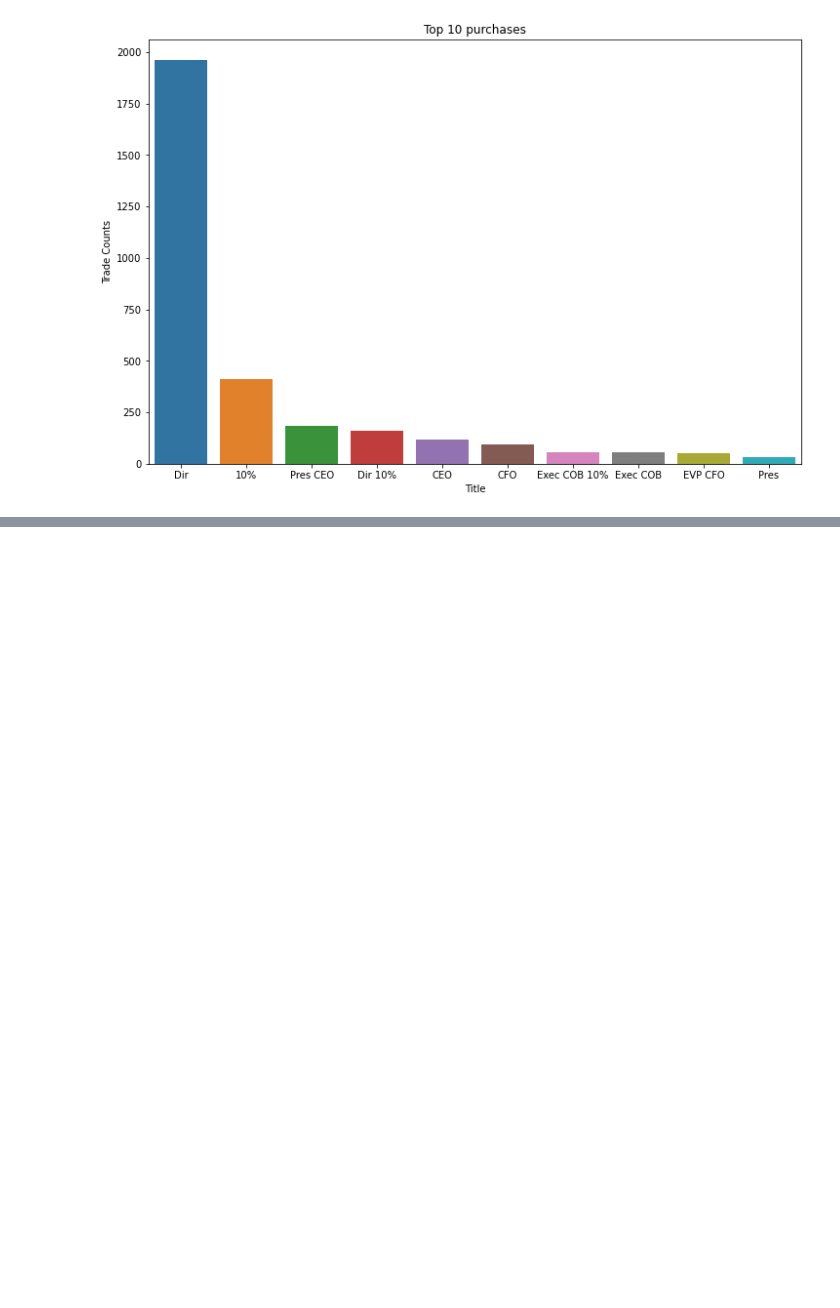
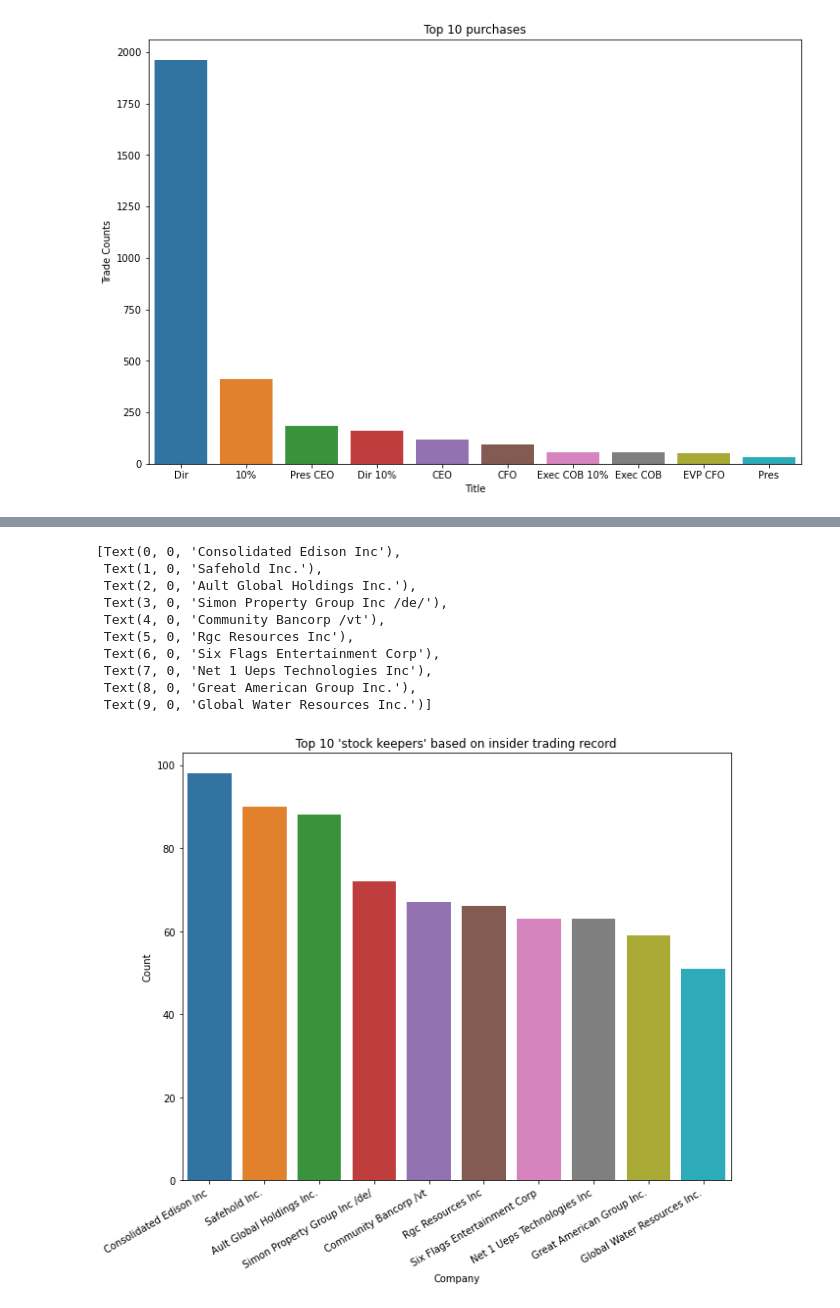
Before and after one commit to CassieCcL/Insider-trades, a Jupyter notebook: Insider-trades.ipynb, the cells around one changed output, grey strips where cells are left out. Drawn from its saved outputs; the diff is of its cells as text; code cells hidden in the pictures; blank space fills up the shorter version.

```diff
--- a/Insider-trades.ipynb
+++ b/Insider-trades.ipynb
@@ -141,0 +157,6 @@ new.head(10)
+# %%
+# Determine insider counts
+
+insider_counts = insider_df.groupby(["Insider Name", "Title", "Company","Transaction Type"], as_index=False)["Price"].count()
+insider_counts = insider_counts.rename(columns={"Price" : "Count"})
+insider_counts = insider_counts.sort_values(by="Count", ascending=False)
@@ -141,0 +177,4 @@ new.head(10)
+# %%
+# Which companies have the most sells and which companies have the most purchases by insiders (by transaction counts)?
+comp_buy = insider_counts[insider_counts["Transaction Type"]=="P - Purchase"].groupby("Company", as_index=False)["Count"].sum()
+comp_buy.head(10)
@@ -141,0 +193,18 @@ new.head(10)
+# %%
+# Companies that have been bought the most
+plt.figure(figsize=(10,8))
+ax = sns.barplot(x="Company", y="Count", data=comp_buy.sort_values(by="Count",ascending=False).head(10))
+plt.title("Top 10 'stock keepers' based on insider trading record")
+ax.set_xticklabels(ax.get_xticklabels(), rotation=30, horizontalalignment='right')
+# %% [output]
+[Text(0, 0, 'Consolidated Edison Inc'),
+ Text(1, 0, 'Safehold Inc.'),
+ Text(2, 0, 'Ault Global Holdings Inc.'),
+ Text(3, 0, 'Simon Property Group Inc /de/'),
+ Text(4, 0, 'Community Bancorp /vt'),
+ Text(5, 0, 'Rgc Resources Inc'),
+ Text(6, 0, 'Six Flags Entertainment Corp'),
+ Text(7, 0, 'Net 1 Ueps Technologies Inc'),
+ Text(8, 0, 'Great American Group Inc.'),
+ Text(9, 0, 'Global Water Resources Inc.')]
+[figure, added]
```
Also changed, not shown: parts of 33 cells of this notebook.
